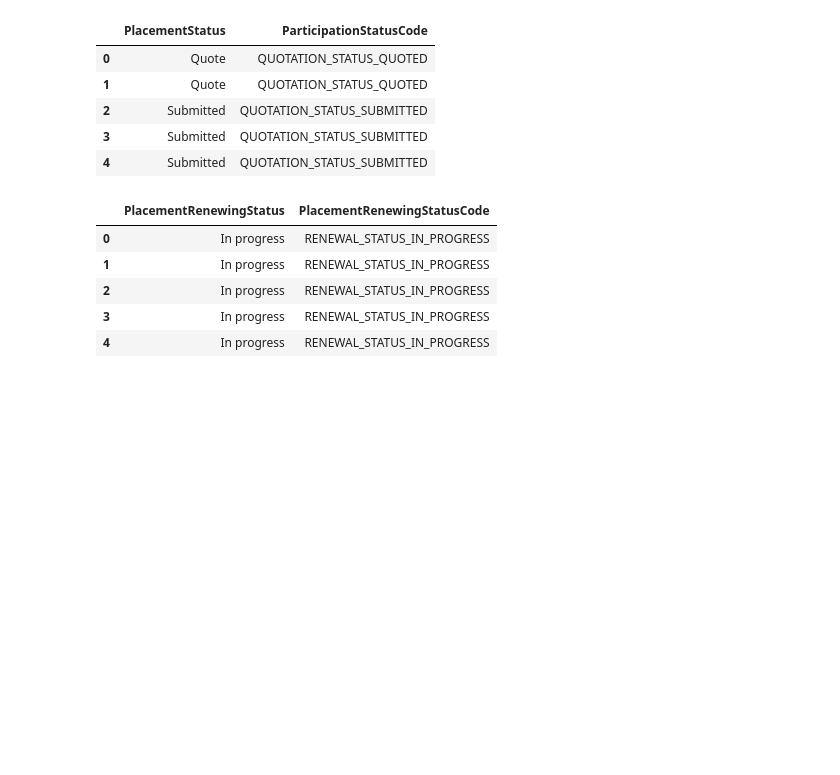
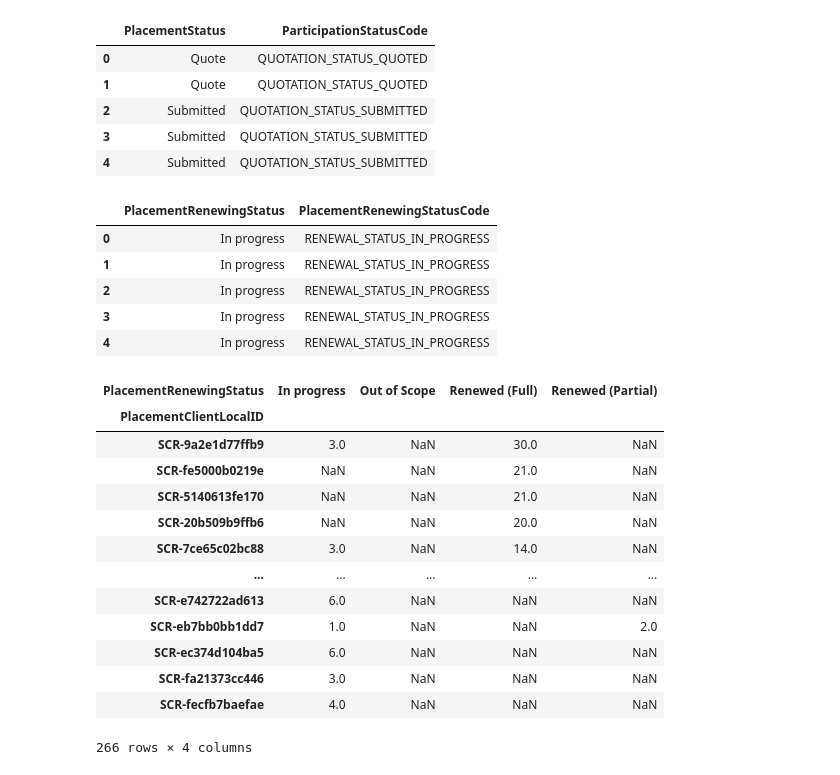
Before and after one commit to TejMeruva/ApexRenew, a Jupyter notebook: _dataAnalysis.ipynb, the cells around one changed output. Saved outputs shown, nothing was run; the diff lists cells and outputs as text; code cells hidden in the pictures; blank space fills up the shorter version.

```diff
--- a/_dataAnalysis.ipynb
+++ b/_dataAnalysis.ipynb
@@ -237,0 +244,17 @@ data[['PlacementRenewingStatus', 'PlacementRenewingStatusCode']].head()
+# %%
+data.pivot_table(values='PlacementName', index=['PlacementClientLocalID'], columns=['PlacementRenewingStatus'], aggfunc='count').sort_values('Renewed (Full)', ascending=False)
+# %% [output]
+| PlacementRenewingStatus | In progress | Out of Scope | Renewed (Full) | Renewed (Partial) |
+| PlacementClientLocalID |  |  |  |  |
+| SCR-9a2e1d77ffb9 | 3.0 | NaN | 30.0 | NaN |
+| SCR-fe5000b0219e | NaN | NaN | 21.0 | NaN |
+| SCR-5140613fe170 | NaN | NaN | 21.0 | NaN |
+| SCR-20b509b9ffb6 | NaN | NaN | 20.0 | NaN |
+| SCR-7ce65c02bc88 | 3.0 | NaN | 14.0 | NaN |
+| ... | ... | ... | ... | ... |
+| SCR-e742722ad613 | 6.0 | NaN | NaN | NaN |
+| SCR-eb7bb0bb1dd7 | 1.0 | NaN | NaN | 2.0 |
+| SCR-ec374d104ba5 | 6.0 | NaN | NaN | NaN |
+| SCR-fa21373cc446 | 3.0 | NaN | NaN | NaN |
+| SCR-fecfb7baefae | 4.0 | NaN | NaN | NaN |
+266 rows × 4 columns
```
Also changed, not shown: parts of 12 cells of this notebook, 1 other file.
